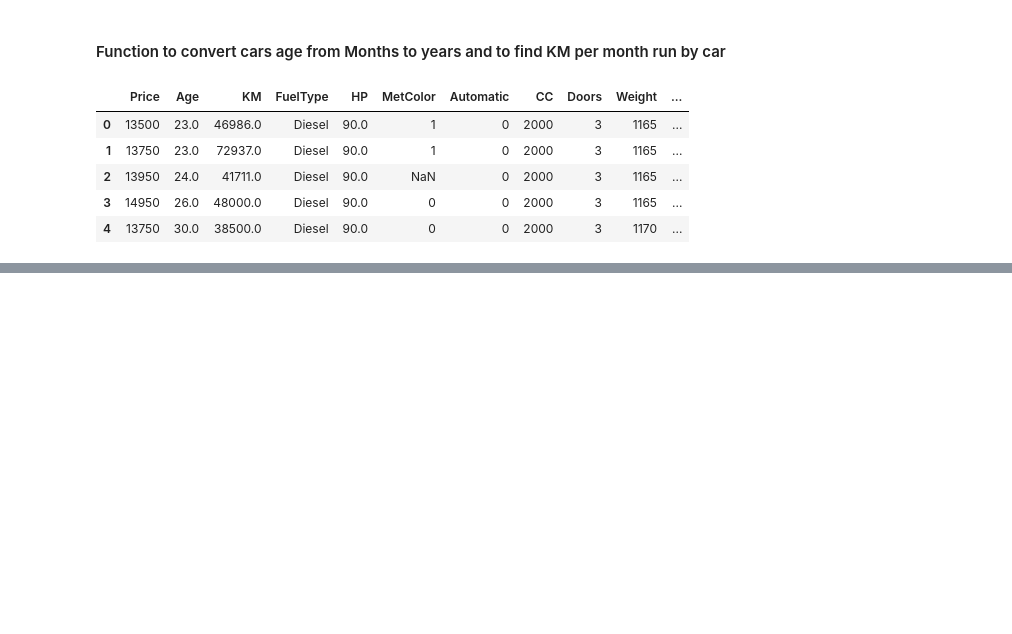
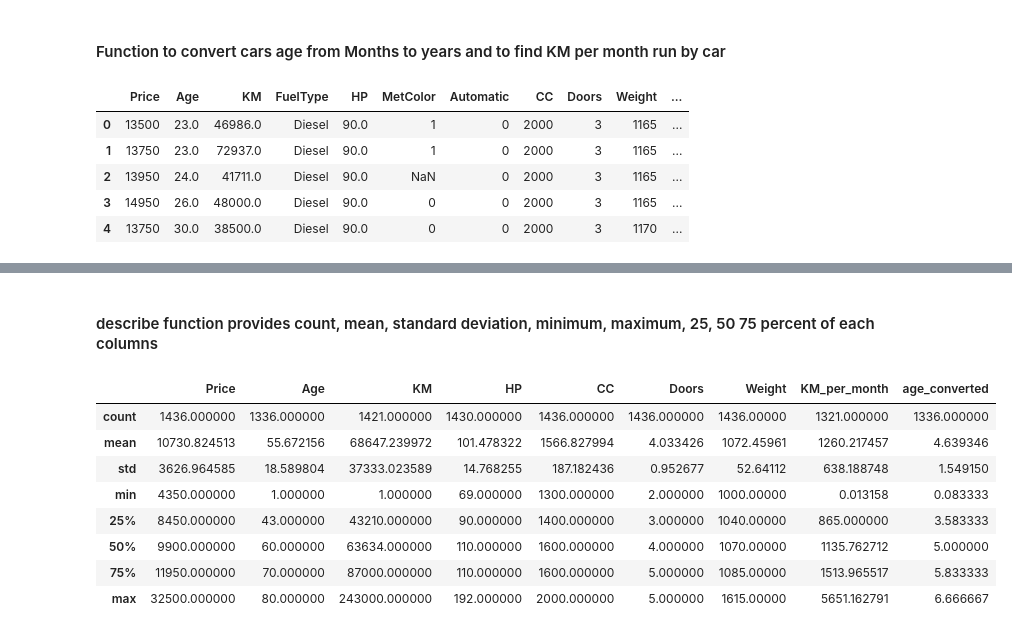
Before and after one commit to gshanbhag525/Programming-Knowledge-, a Jupyter notebook: Pandas Tutorial.ipynb, the cells around one changed output, grey strips where cells are left out. Drawn from its saved outputs; the diff is of its cells as text; code cells hidden in the pictures; blank space fills up the shorter version.

```diff
--- a/Pandas Tutorial.ipynb
+++ b/Pandas Tutorial.ipynb
@@ -624,0 +662,14 @@ cars_data2.head()
+# %% [markdown]
+#### describe function provides count, mean, standard deviation, minimum, maximum, 25, 50 75 percent of each columns
+# %%
+cars_data2.describe()
+# %% [output]
+|  | Price | Age | KM | HP | CC | Doors | Weight | KM_per_month | age_converted |
+| count | 1436.000000 | 1336.000000 | 1421.000000 | 1430.000000 | 1436.000000 | 1436.000000 | 1436.00000 | 1321.000000 | 1336.000000 |
+| mean | 10730.824513 | 55.672156 | 68647.239972 | 101.478322 | 1566.827994 | 4.033426 | 1072.45961 | 1260.217457 | 4.639346 |
+| std | 3626.964585 | 18.589804 | 37333.023589 | 14.768255 | 187.182436 | 0.952677 | 52.64112 | 638.188748 | 1.549150 |
+| min | 4350.000000 | 1.000000 | 1.000000 | 69.000000 | 1300.000000 | 2.000000 | 1000.00000 | 0.013158 | 0.083333 |
+| 25% | 8450.000000 | 43.000000 | 43210.000000 | 90.000000 | 1400.000000 | 3.000000 | 1040.00000 | 865.000000 | 3.583333 |
+| 50% | 9900.000000 | 60.000000 | 63634.000000 | 110.000000 | 1600.000000 | 4.000000 | 1070.00000 | 1135.762712 | 5.000000 |
+| 75% | 11950.000000 | 70.000000 | 87000.000000 | 110.000000 | 1600.000000 | 5.000000 | 1085.00000 | 1513.965517 | 5.833333 |
+| max | 32500.000000 | 80.000000 | 243000.000000 | 192.000000 | 2000.000000 | 5.000000 | 1615.00000 | 5651.162791 | 6.666667 |
```
Also changed, not shown: parts of 27 cells of this notebook, 1 other file.
